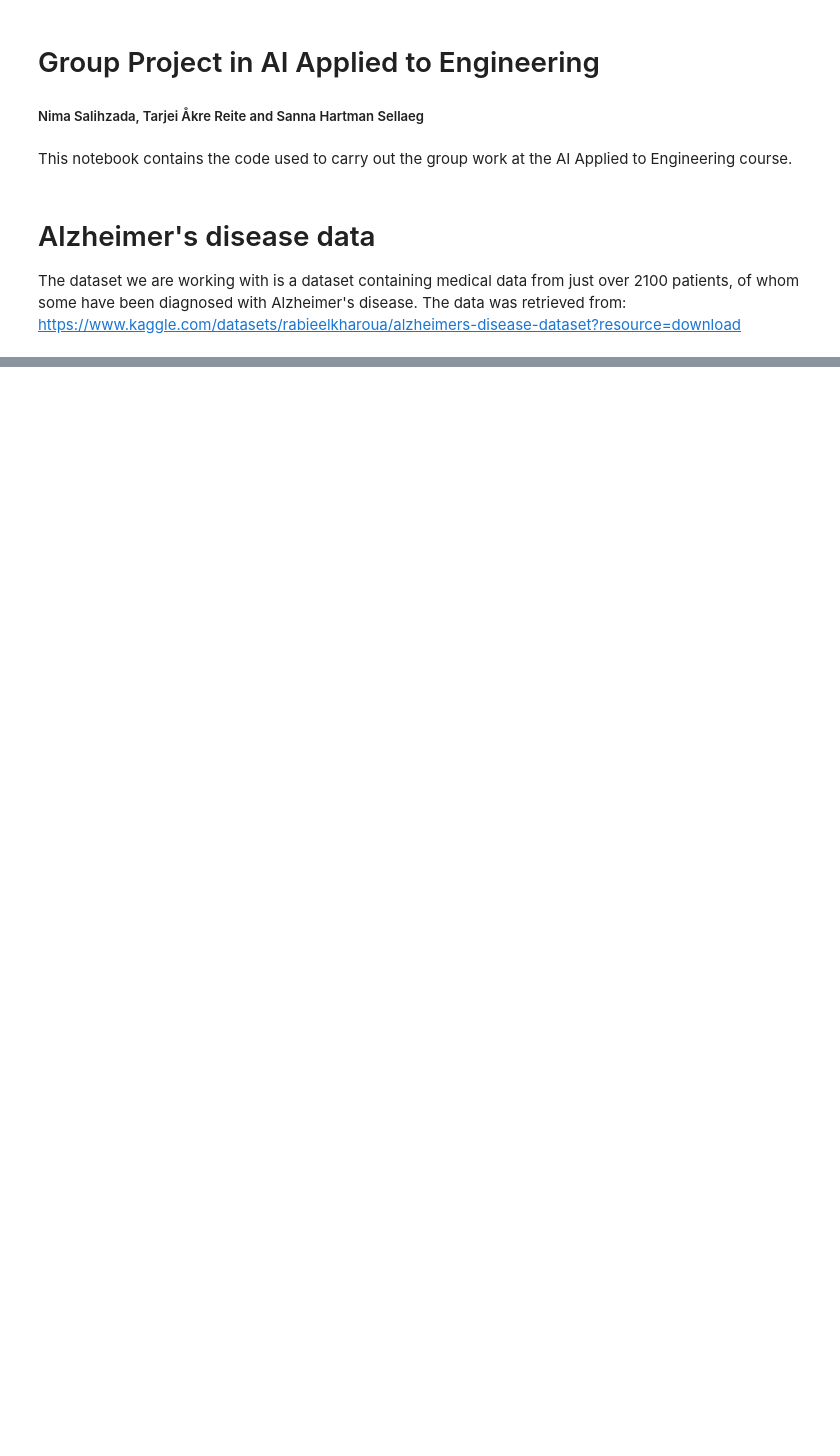
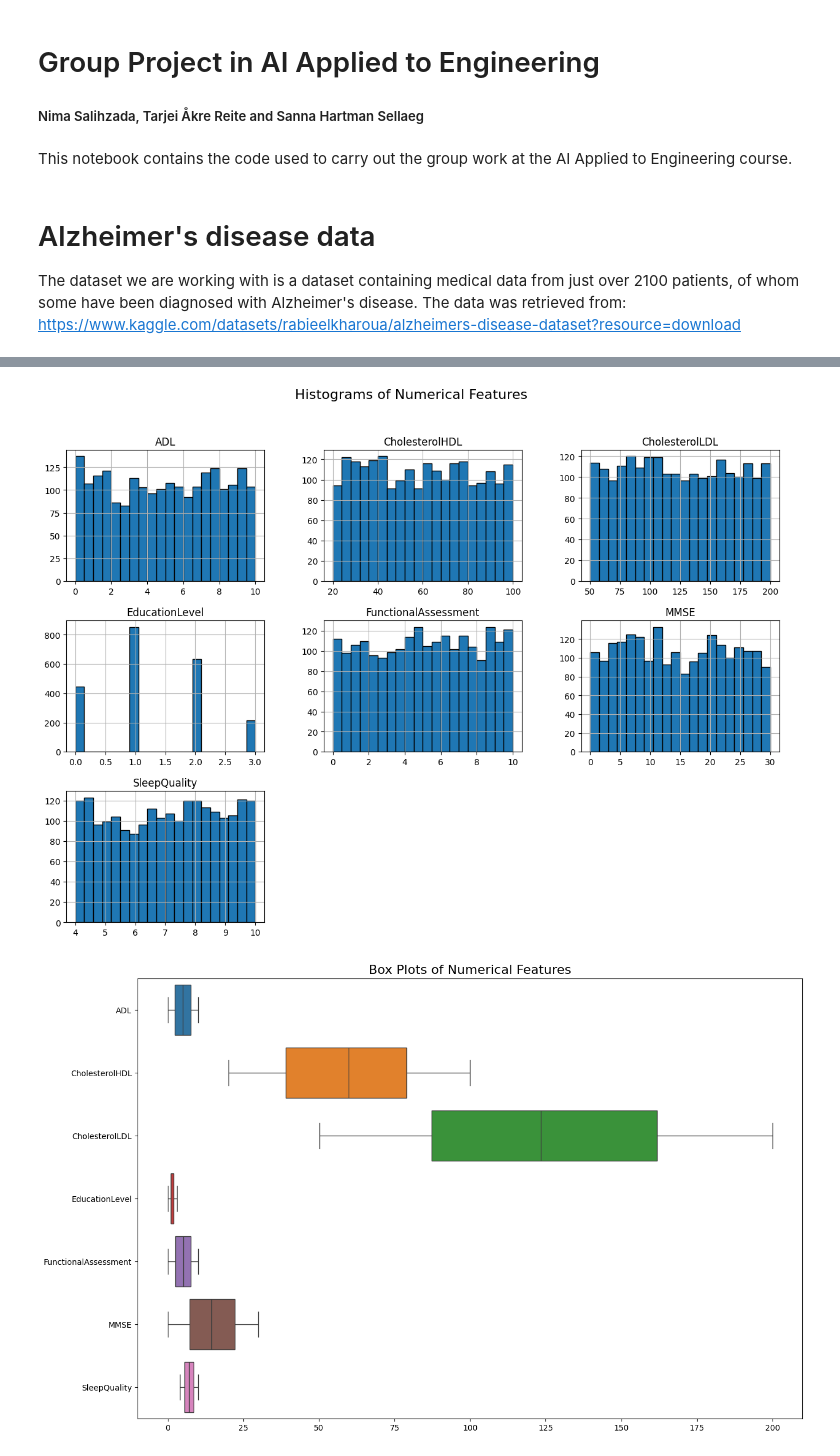
Before and after one commit to treite/classificationGroupwork, a Jupyter notebook: groupProject.ipynb, the cells around one changed output, grey strips where cells are left out. Saved outputs shown, nothing was run; the diff lists cells and outputs as text; code cells hidden in the pictures; blank space fills up the shorter version.

Commit message:
more data processing

```diff
--- a/groupProject.ipynb
+++ b/groupProject.ipynb
@@ -75,0 +108,26 @@ dtype: int64
+# %%
+# Summary statistics
+df_filtered.describe().T
+# Summary statistics
+df_filtered.describe().T
+
+# Identify categorical columns with only 0 or 1 values
+categorical_columns = df_filtered.columns[df_filtered.nunique() == 2]
+numerical_columns = df_filtered.columns[df_filtered.nunique() > 2]
+
+df_categorical = df_filtered[categorical_columns]
+df_numerical = df_filtered[numerical_columns]
+
+# Plot histograms for numerical columns
+df_numerical.hist(figsize=(15, 10), bins=20, edgecolor='black')
+plt.suptitle('Histograms of Numerical Features', fontsize=16)
+plt.show()
+
+# Box plots for numerical columns
+plt.figure(figsize=(15, 10))
+sns.boxplot(data=df_numerical, orient='h')
+plt.title('Box Plots of Numerical Features', fontsize=16)
+plt.show()
+# %% [output]
+[figure, added]
+[figure, added]
```
Also changed, not shown: parts of 6 cells of this notebook.
